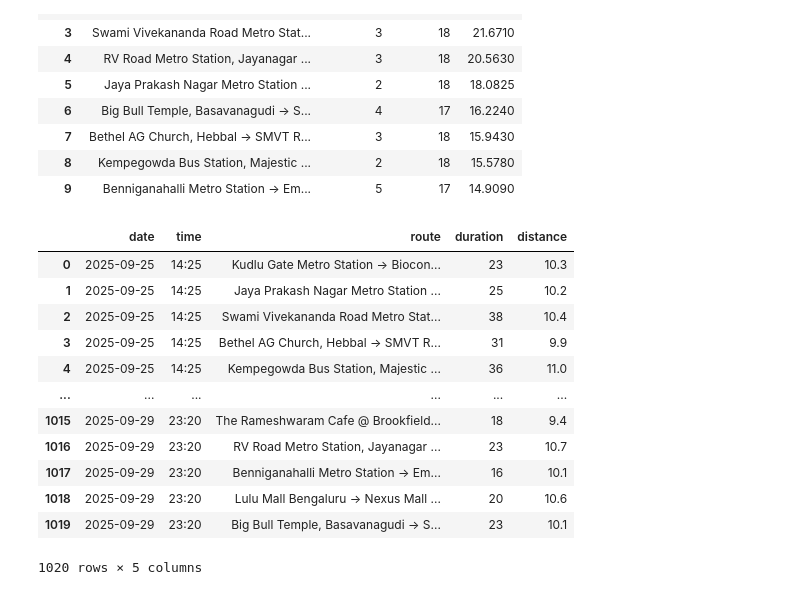
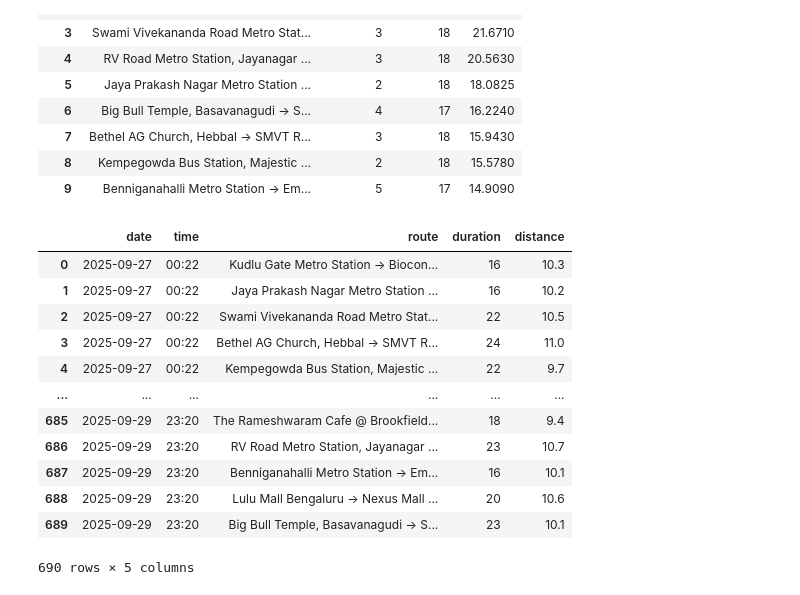
Before and after one commit to thecont1/blr-traffic-monitor, a Jupyter notebook: traffic_visual.ipynb, the cells around one changed output. Drawn from its saved outputs; the diff is of its cells as text; code cells hidden in the pictures.

```diff
--- a/traffic_visual.ipynb
+++ b/traffic_visual.ipynb
@@ -278,24 +405,24 @@ def plot_traffic_square(df_incoming, height='square'):
 # %%
-filter_string = "date >= '2025-09-25'"
+filter_string = "date >= '2025-09-27'"
 
 df_incoming = df.query(filter_string).copy()
 df_incoming['route'] = df_incoming['route_code'].\
     apply(lambda r: f"{locate(r.split('|')[0])} \u2192 {locate(r.split('|')[1])}")
 df_incoming = df_incoming[['date', 'time', 'route', 'duration', 'distance']].\
     reset_index(drop=True)
 
 display(df_incoming)
 # %% [output]
 |  | date | time | route | duration | distance |
-| 0 | 2025-09-25 | 14:25 | Kudlu Gate Metro Station → Biocon... | 23 | 10.3 |
-| 1 | 2025-09-25 | 14:25 | Jaya Prakash Nagar Metro Station ... | 25 | 10.2 |
-| 2 | 2025-09-25 | 14:25 | Swami Vivekananda Road Metro Stat... | 38 | 10.4 |
-| 3 | 2025-09-25 | 14:25 | Bethel AG Church, Hebbal → SMVT R... | 31 | 9.9 |
-| 4 | 2025-09-25 | 14:25 | Kempegowda Bus Station, Majestic ... | 36 | 11.0 |
+| 0 | 2025-09-27 | 00:22 | Kudlu Gate Metro Station → Biocon... | 16 | 10.3 |
+| 1 | 2025-09-27 | 00:22 | Jaya Prakash Nagar Metro Station ... | 16 | 10.2 |
+| 2 | 2025-09-27 | 00:22 | Swami Vivekananda Road Metro Stat... | 22 | 10.5 |
+| 3 | 2025-09-27 | 00:22 | Bethel AG Church, Hebbal → SMVT R... | 24 | 11.0 |
+| 4 | 2025-09-27 | 00:22 | Kempegowda Bus Station, Majestic ... | 22 | 9.7 |
 | ... | ... | ... | ... | ... | ... |
-| 1015 | 2025-09-29 | 23:20 | The Rameshwaram Cafe @ Brookfield... | 18 | 9.4 |
-| 1016 | 2025-09-29 | 23:20 | RV Road Metro Station, Jayanagar ... | 23 | 10.7 |
-| 1017 | 2025-09-29 | 23:20 | Benniganahalli Metro Station → Em... | 16 | 10.1 |
-| 1018 | 2025-09-29 | 23:20 | Lulu Mall Bengaluru → Nexus Mall ... | 20 | 10.6 |
-| 1019 | 2025-09-29 | 23:20 | Big Bull Temple, Basavanagudi → S... | 23 | 10.1 |
+| 685 | 2025-09-29 | 23:20 | The Rameshwaram Cafe @ Brookfield... | 18 | 9.4 |
+| 686 | 2025-09-29 | 23:20 | RV Road Metro Station, Jayanagar ... | 23 | 10.7 |
+| 687 | 2025-09-29 | 23:20 | Benniganahalli Metro Station → Em... | 16 | 10.1 |
+| 688 | 2025-09-29 | 23:20 | Lulu Mall Bengaluru → Nexus Mall ... | 20 | 10.6 |
+| 689 | 2025-09-29 | 23:20 | Big Bull Temple, Basavanagudi → S... | 23 | 10.1 |
-1020 rows × 5 columns
+690 rows × 5 columns
```
Also changed, not shown: parts of 6 cells of this notebook.
